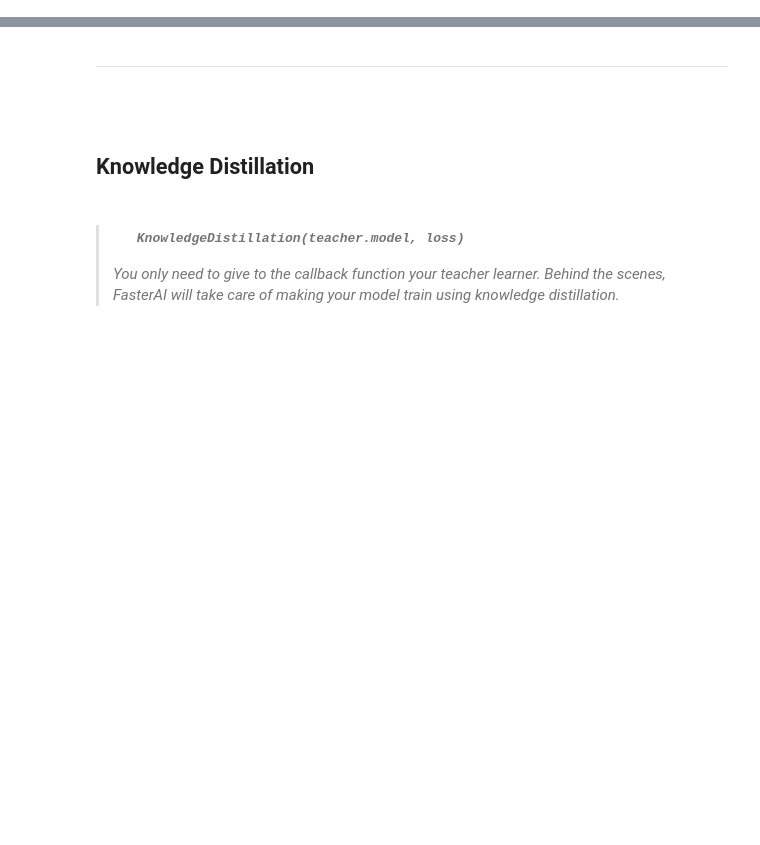
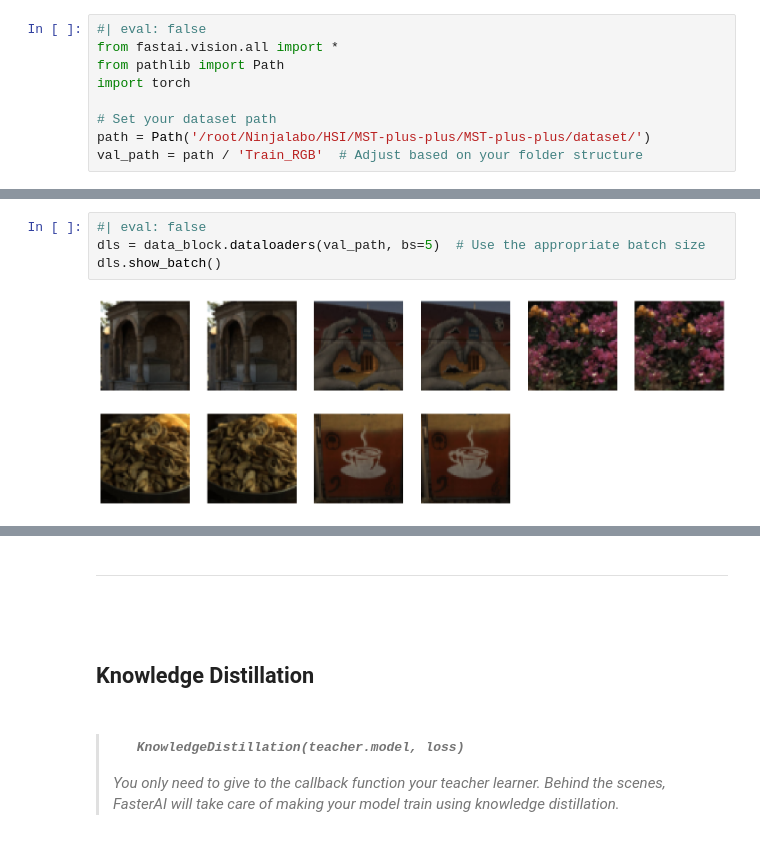
Before and after one commit to ninjalabo/hsicomp, a Jupyter notebook: nbs/ARAD1K_HSCNN_Compression.ipynb, the cells around one changed output, grey strips where cells are left out. Saved outputs shown, nothing was run; the diff lists cells and outputs as text; blank space fills up the shorter version.

```diff
--- a/nbs/ARAD1K_HSCNN_Compression.ipynb
+++ b/nbs/ARAD1K_HSCNN_Compression.ipynb
@@ -121,0 +117,9 @@ path = '/root/Ninjalabo/HSI/MST-plus-plus/MST-plus-plus/dataset/Train_RGB/'
+# %%
+#| eval: false
+from fastai.vision.all import *
+from pathlib import Path
+import torch
+
+# Set your dataset path
+path = Path('/root/Ninjalabo/HSI/MST-plus-plus/MST-plus-plus/dataset/')
+val_path = path / 'Train_RGB'  # Adjust based on your folder structure
@@ -121,0 +145,6 @@ path = '/root/Ninjalabo/HSI/MST-plus-plus/MST-plus-plus/dataset/Train_RGB/'
+# %%
+#| eval: false
+dls = data_block.dataloaders(val_path, bs=5)  # Use the appropriate batch size
+dls.show_batch()
+# %% [output]
+[figure, added]
```
Also changed, not shown: parts of 71 cells of this notebook.
